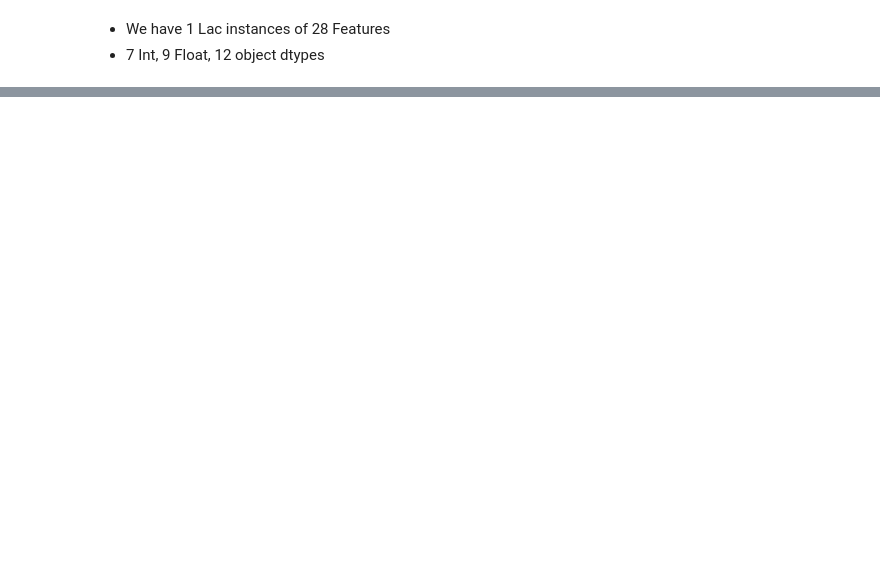
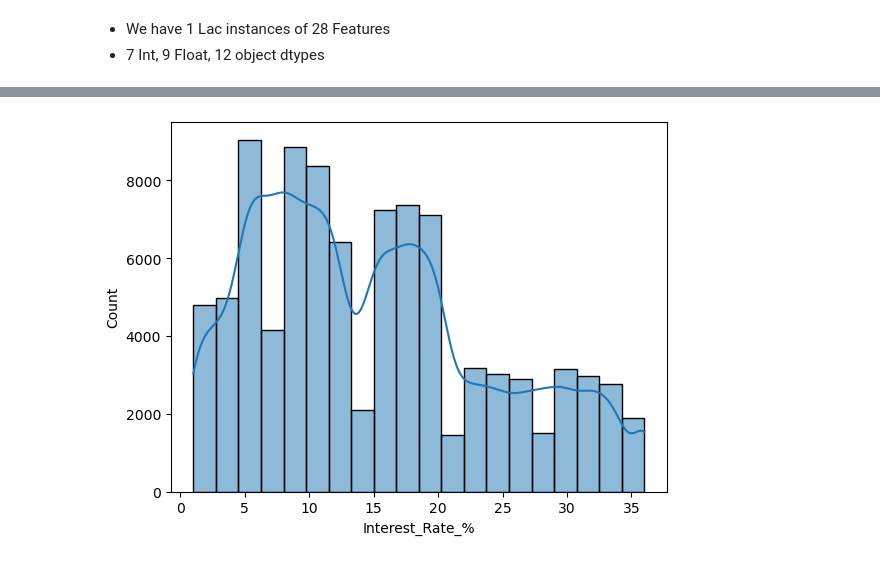
Before and after one commit to danisharain12/Credit-Score-Classification, a Jupyter notebook: Credit Score Classification.ipynb, the cells around one changed output, grey strips where cells are left out. Cells and saved outputs as stored; diff of their text form; code cells hidden in the pictures; blank space fills up the shorter version.

```diff
--- a/Credit Score Classification.ipynb
+++ b/Credit Score Classification.ipynb
@@ -167,0 +243,7 @@ Unique values: [312.49408868 284.6291625  331.20986285 ... 516.80908327 319.1649
+# %%
+df.loc[df['Interest_Rate_%'] > 36, 'Interest_Rate_%'] = 36
+# %%
+sns.histplot(data=df, x='Interest_Rate_%',bins=20, kde=True)
+plt.show()
+# %% [output]
+[figure, added]
```
Also changed, not shown: parts of 24 cells of this notebook.
